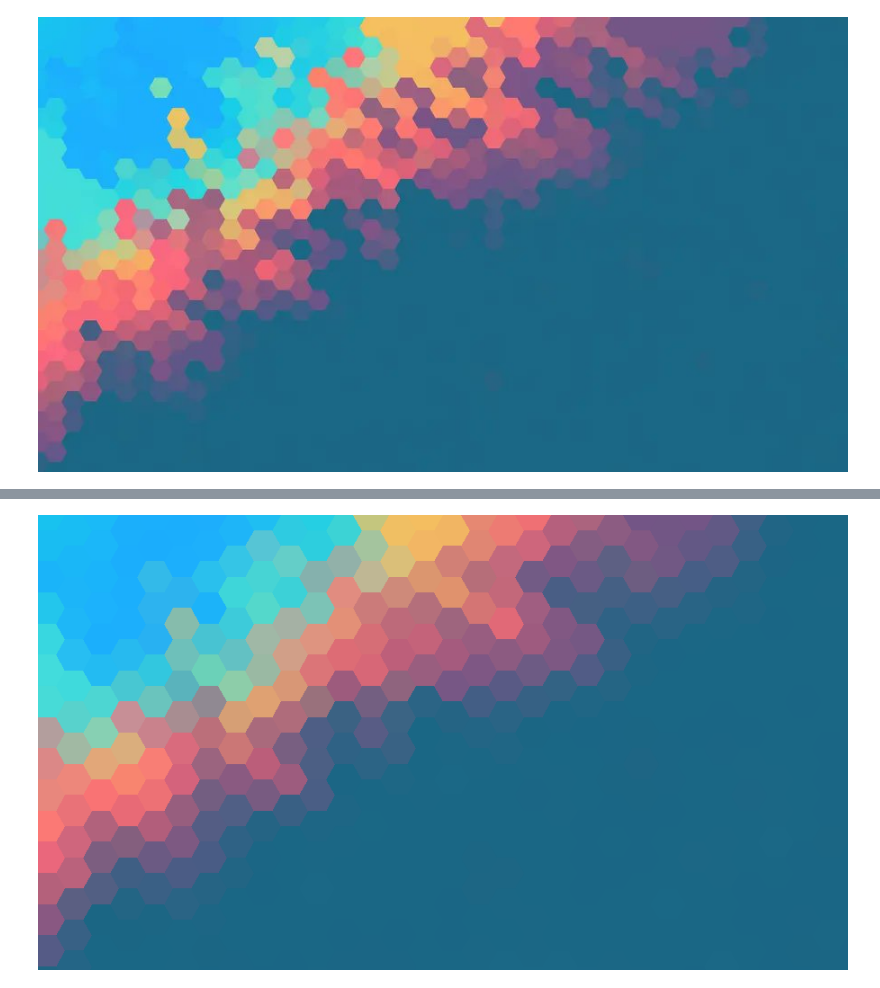
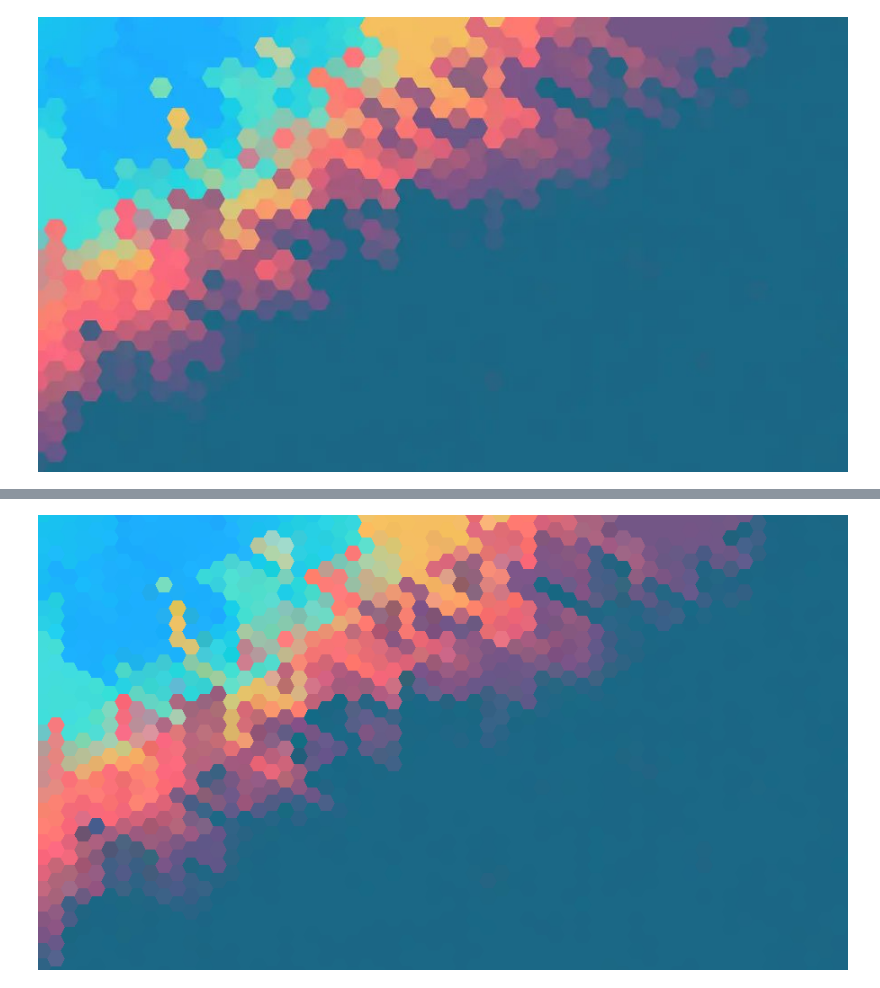
Before and after one commit to OlitHub/RCS_project, a Jupyter notebook: rcs_project/project_nb.ipynb, the cells around one changed output, grey strips where cells are left out. Drawn from its saved outputs; the diff is of its cells as text; code cells hidden in the pictures.

```diff
--- a/rcs_project/project_nb.ipynb
+++ b/rcs_project/project_nb.ipynb
@@ -19,4 +16,8 @@ hexagonal_grid_png(img, 5)
-# %%
-fun.hexagonal_grid_png(img, 20)
-# %% [output]
-[figure, removed]
+# %%
+# We have created two functions to reproduce the wallpaper (or any image) with hexagons
+# the first compute the color of each hexagon by taking the color of the center of the hexagon,
+# the second compute the color of each hexagon by taking the average of the colors of the pixels in the hexagon.
+
+fun.hexagonal_grid_png1(img, 10)
+# %% [output]
+[figure, added]
```
Also changed, not shown: parts of 4 cells of this notebook, 4 other files.
